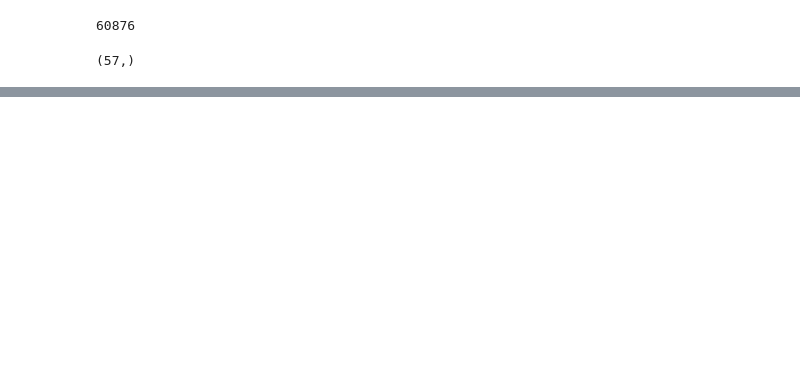
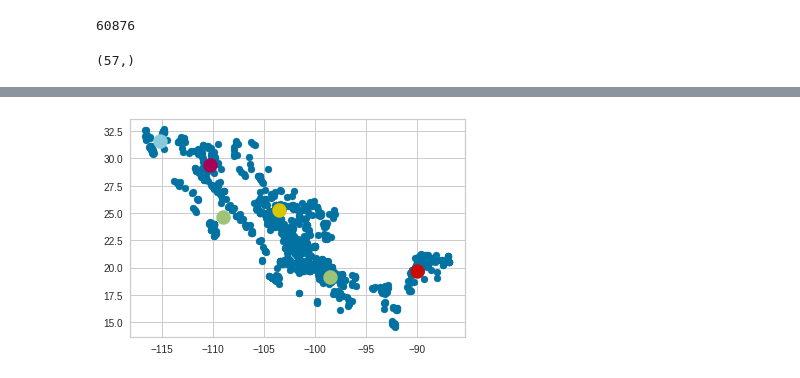
Before and after one commit to PosgradoMNA/actividades-de-aprendizaje-A01794003, a Jupyter notebook: PROYECTO/Entrega_2_(18_11)___Clasificación_ensambles.ipynb, the cells around one changed output, grey strips where cells are left out. Saved outputs shown, nothing was run; the diff lists cells and outputs as text; code cells hidden in the pictures; blank space fills up the shorter version.

```diff
--- a/PROYECTO/Entrega_2_(18_11)___Clasificación_ensambles.ipynb
+++ b/PROYECTO/Entrega_2_(18_11)___Clasificación_ensambles.ipynb
@@ -301,0 +602,5 @@ ValueError: ignored
+# %%
+kmodelo = KMeans(n_clusters=7)
+kmodelo.fit(data_copy)
+centroide = kmodelo.cluster_centers_
+centroide
@@ -301,0 +615,7 @@ ValueError: ignored
+# %%
+plt.scatter(data_copy.LONGITUD, data_copy.LATITUD)
+for i in range(len(centroide)):
+    plt.scatter(centroide[i][1],centroide[i][0], label = i, s= 200)
+plt.show()
+# %% [output]
+[figure, added]
```
Also changed, not shown: parts of 95 cells of this notebook.
